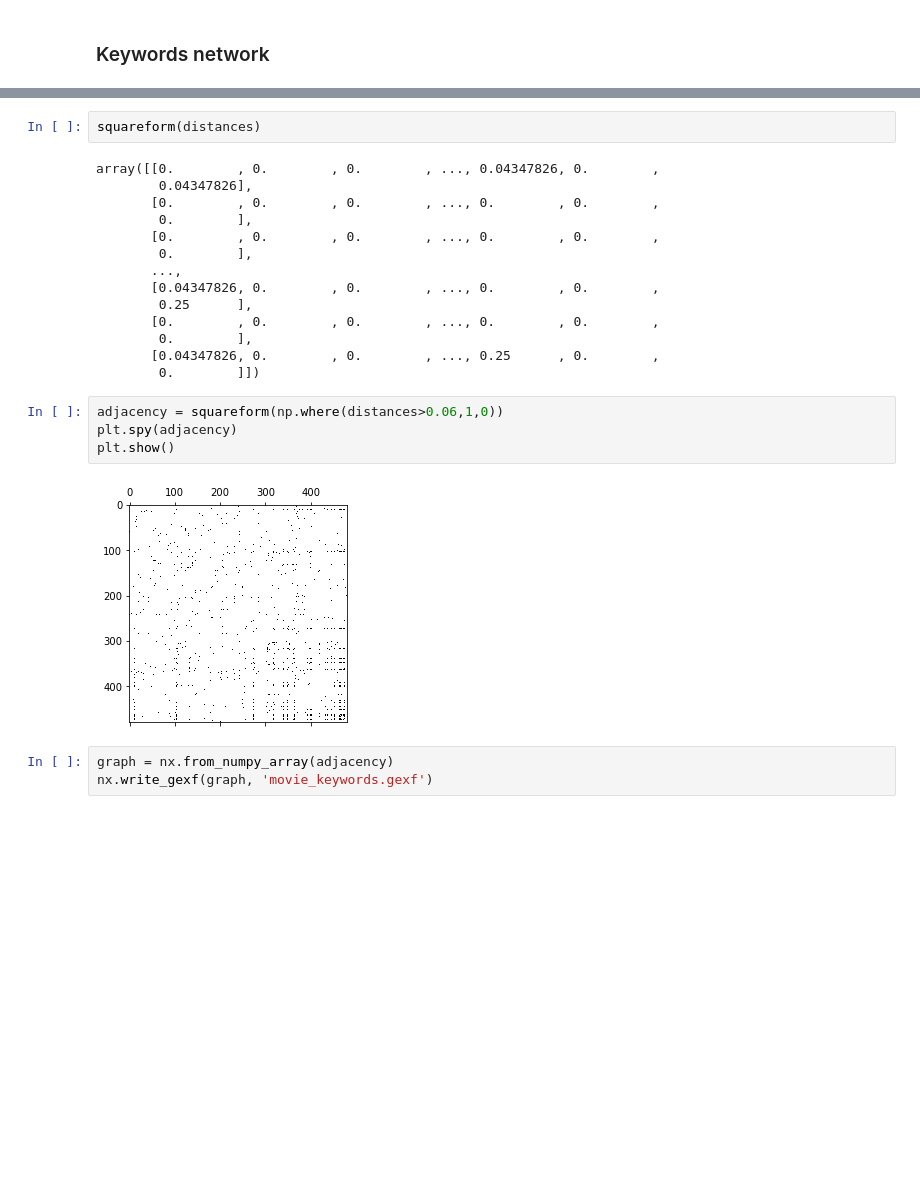
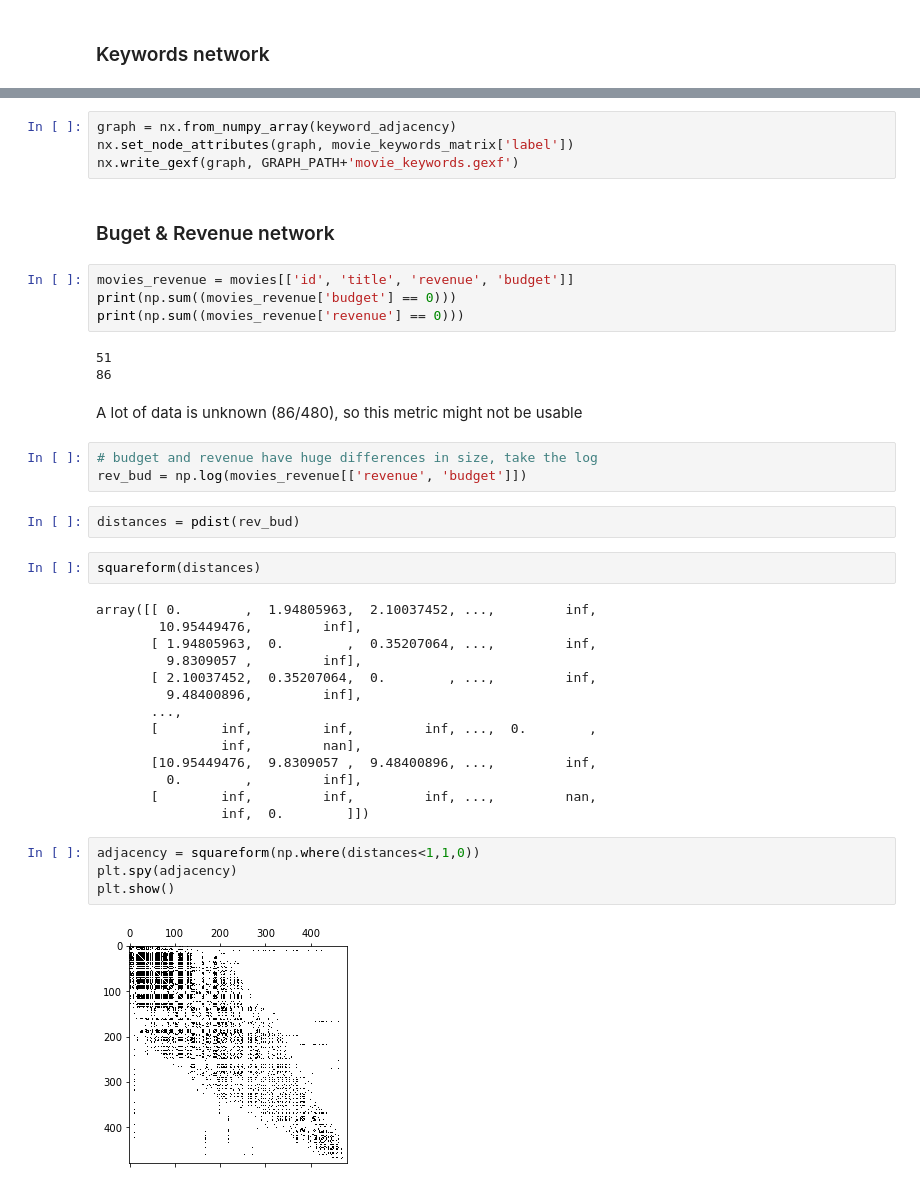
Before and after one commit to Lambo97/MovieRecommendation, a Jupyter notebook: src/movie_feature_network.ipynb, the cells around one changed output, grey strips where cells are left out. Cells and saved outputs as stored; diff of their text form; blank space fills up the shorter version.

```diff
--- a/src/movie_feature_network.ipynb
+++ b/src/movie_feature_network.ipynb
@@ -221,25 +209,42 @@ distances = 1-pdist(movie_keywords,'jaccard')
+# %%
+graph = nx.from_numpy_array(keyword_adjacency)
+nx.set_node_attributes(graph, movie_keywords_matrix['label'])
+nx.write_gexf(graph, GRAPH_PATH+'movie_keywords.gexf')
+# %% [markdown]
+### Buget & Revenue network
+# %%
+movies_revenue = movies[['id', 'title', 'revenue', 'budget']]
+print(np.sum((movies_revenue['budget'] == 0)))
+print(np.sum((movies_revenue['revenue'] == 0)))
+# %% [output]
+51
+86
+# %% [markdown]
+A lot of data is unknown (86/480), so this metric might not be usable
+# %%
+# budget and revenue have huge differences in size, take the log
+rev_bud = np.log(movies_revenue[['revenue', 'budget']])
+# %%
+distances = pdist(rev_bud)
 # %%
 squareform(distances)
 # %% [output]
-array([[0.        , 0.        , 0.        , ..., 0.04347826, 0.        ,
-        0.04347826],
-       [0.        , 0.        , 0.        , ..., 0.        , 0.        ,
-        0.        ],
-       [0.        , 0.        , 0.        , ..., 0.        , 0.        ,
-        0.        ],
+array([[ 0.        ,  1.94805963,  2.10037452, ...,         inf,
+        10.95449476,         inf],
+       [ 1.94805963,  0.        ,  0.35207064, ...,         inf,
+         9.8309057 ,         inf],
+       [ 2.10037452,  0.35207064,  0.        , ...,         inf,
+         9.48400896,         inf],
        ...,
-       [0.04347826, 0.        , 0.        , ..., 0.        , 0.        ,
-        0.25      ],
-       [0.        , 0.        , 0.        , ..., 0.        , 0.        ,
-        0.        ],
-       [0.04347826, 0.        , 0.        , ..., 0.25      , 0.        ,
-        0.        ]])
+       [        inf,         inf,         inf, ...,  0.        ,
+                inf,         nan],
+       [10.95449476,  9.8309057 ,  9.48400896, ...,         inf,
+         0.        ,         inf],
+       [        inf,         inf,         inf, ...,         nan,
+                inf,  0.        ]])
 # %%
-adjacency = squareform(np.where(distances>0.06,1,0))
+adjacency = squareform(np.where(distances<1,1,0))
 plt.spy(adjacency)
 plt.show()
 # %% [output]
-[figure, old version]
+[figure, new version]
-# %%
-graph = nx.from_numpy_array(adjacency)
-nx.write_gexf(graph, 'movie_keywords.gexf')
```
Also changed, not shown: parts of 27 cells of this notebook, 2 other files.
